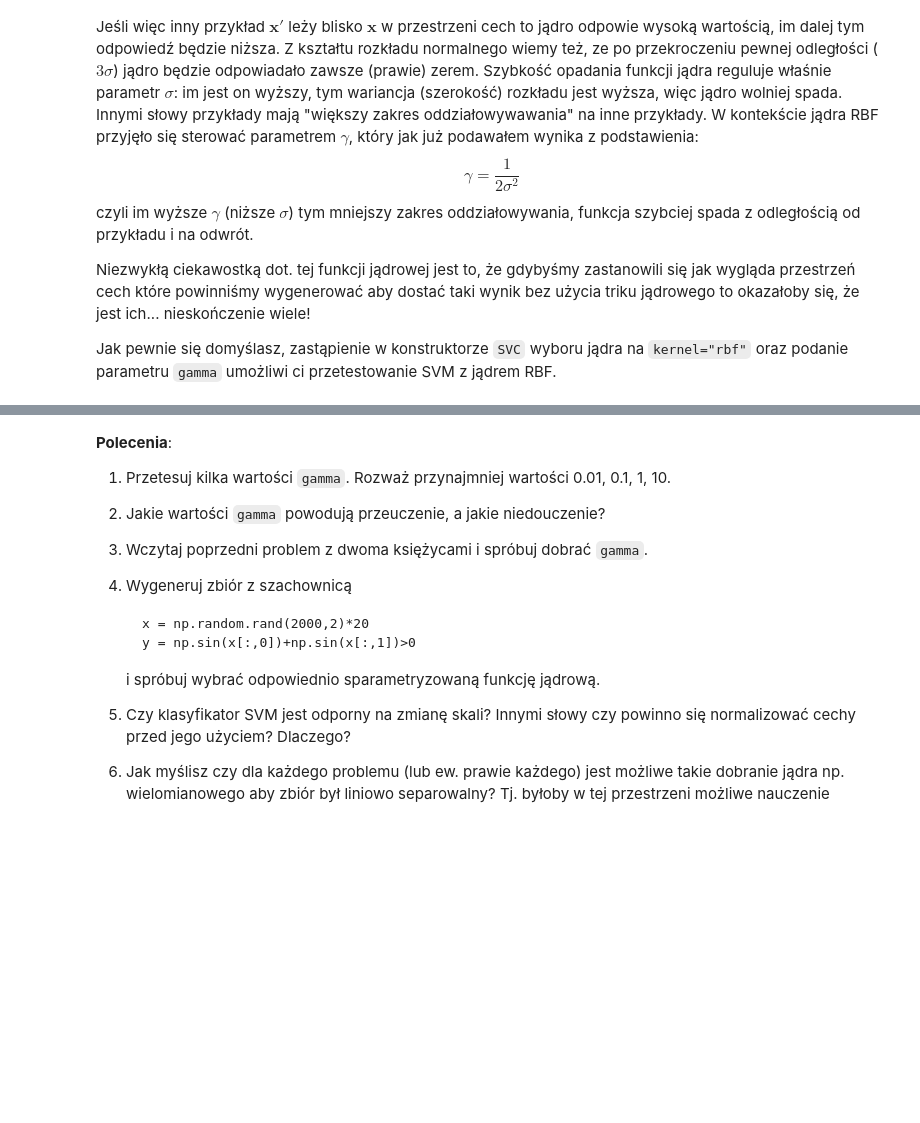
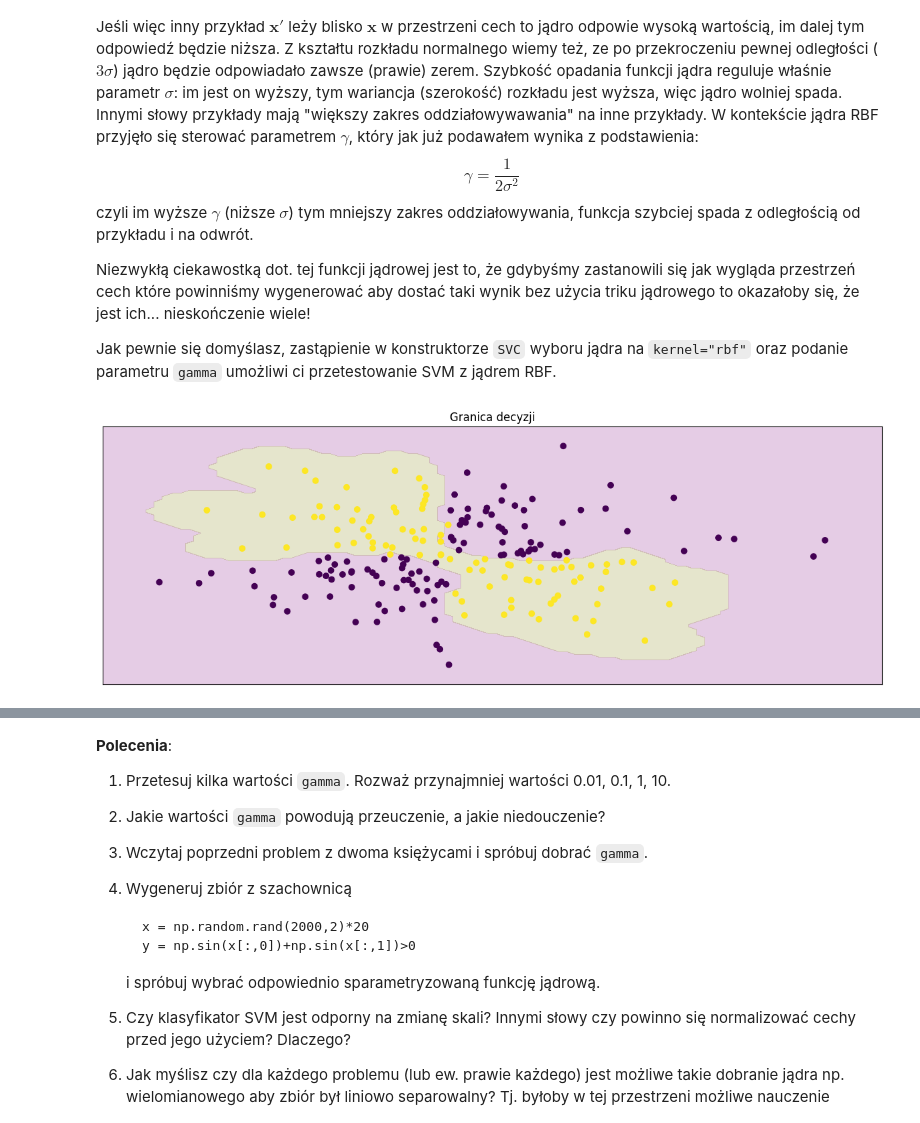
Before and after one commit to BartekAndree/2025_sus, a Jupyter notebook: 03/su-lab-zad-dom-3/su-lab-zad-dom-3.ipynb, the cells around one changed output, grey strips where cells are left out. Saved outputs shown, nothing was run; the diff lists cells and outputs as text; code cells hidden in the pictures; blank space fills up the shorter version.

```diff
--- a/03/su-lab-zad-dom-3/su-lab-zad-dom-3.ipynb
+++ b/03/su-lab-zad-dom-3/su-lab-zad-dom-3.ipynb
@@ -317,22 +446,24 @@ Jak pewnie się domyślasz, zastąpienie w konstruktorze `SVC` wyboru jądra na
 # %%
 x = np.random.randn(200, 2)
 y = np.logical_xor(x[:, 0] > 0, x[:, 1] > 0)
 
 
 def plot_rbf(gamma: float) -> None:
     """Funkcja rysująca granicę decyzji klasyfikatora SVM z jądrem RBF.
 
     Args:
         gamma (float): Parametr gamma jądra RBF
 
     Returns:
         None
 
     """
 
     model = SVC(kernel='rbf', gamma=gamma)
     model.fit(x, y)
     plot_classifier(x, y, model)
 
 
-plot_rbf(2)
+plot_rbf(10)
+# %% [output]
+[figure, added]
```
Also changed, not shown: parts of 37 cells of this notebook.
